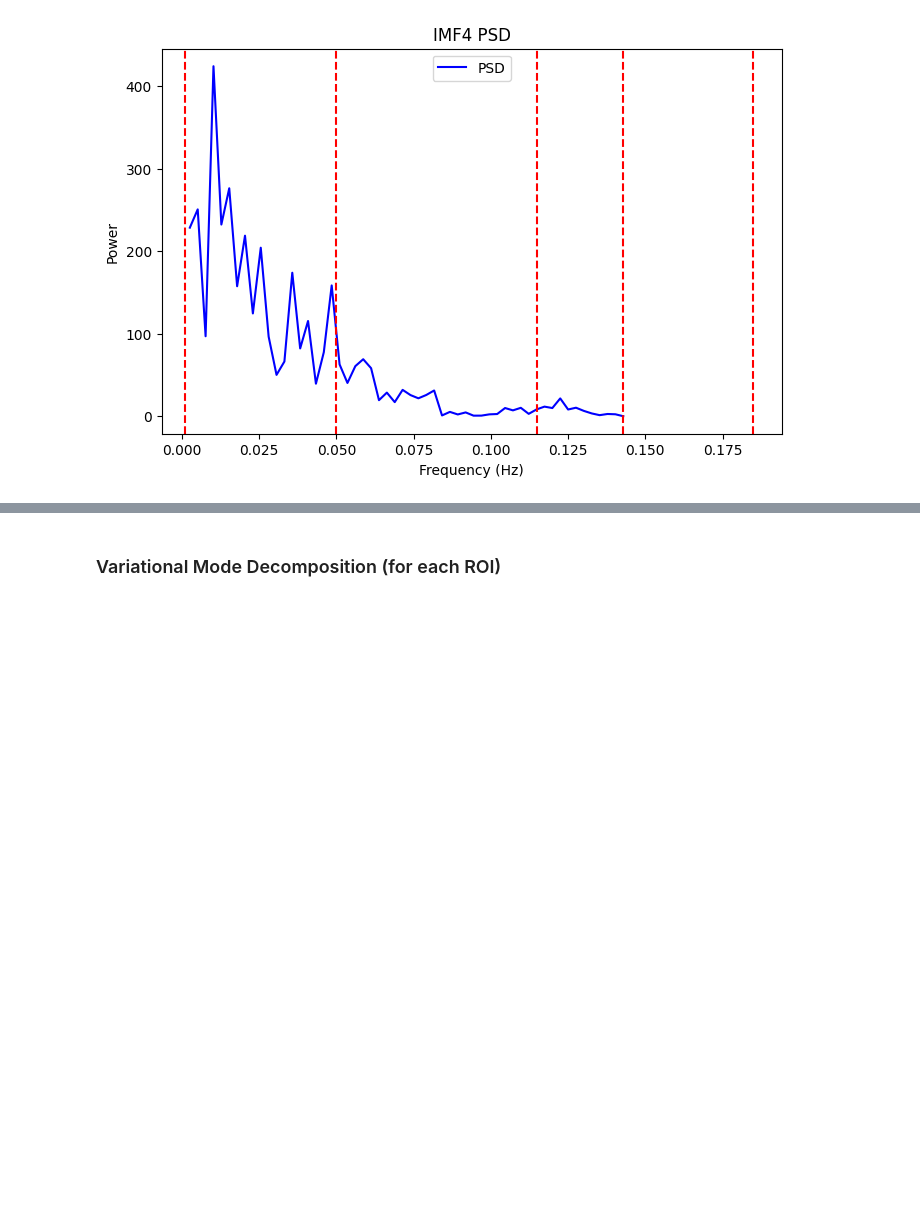
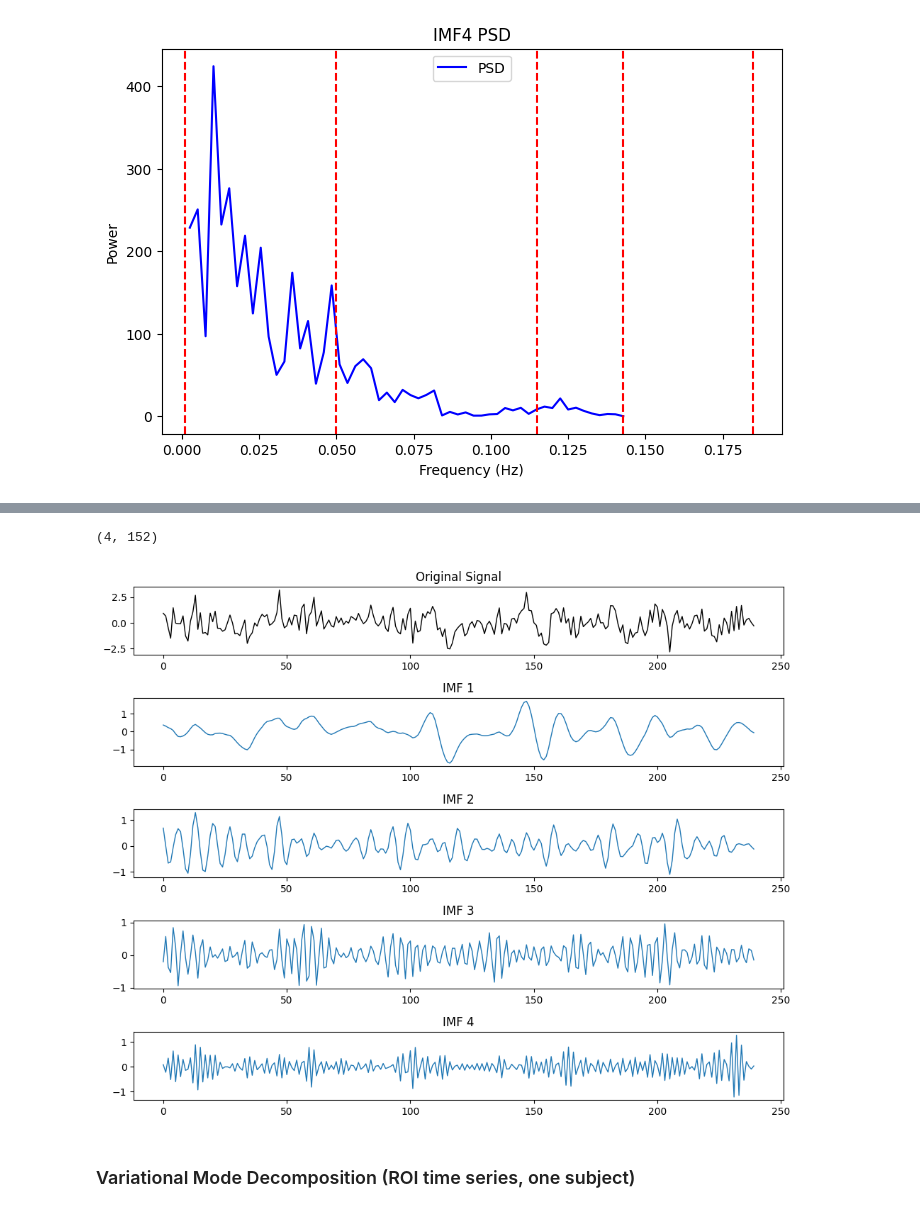
Before and after one commit to youngchan-ryu/ENIGMA_OCD_MBBN, a Jupyter notebook: ENIGMA-OCD results/QC/Four_channel_band_division.ipynb, the cells around one changed output, grey strips where cells are left out. Cells and saved outputs as stored; diff of their text form; code cells hidden in the pictures; blank space fills up the shorter version.

Commit message:
implemented Variational Mode Decomposition

```diff
--- a/ENIGMA-OCD results/QC/Four_channel_band_division.ipynb
+++ b/ENIGMA-OCD results/QC/Four_channel_band_division.ipynb
@@ -226,2 +946,27 @@ Nyquist frequency: 0.14285714285714285
+# %%
+.shape
+# %% [output]
+(4, 152)
+# %%
+# plot all IMFs
+K, N = u.shape  # Number of IMFs and timepoints
+
+plt.figure(figsize=(10, 8))
+
+# Plot the original signal
+plt.subplot(K + 1, 1, 1)
+plt.plot(f, 'k', linewidth=1)
+plt.title("Original Signal")
+
+# Plot each IMF
+for k in range(K):
+    plt.subplot(K + 1, 1, k + 2)
+    plt.plot(u[k, :], linewidth=1)
+    plt.title(f"IMF {k + 1}")
+
+plt.tight_layout()
+plt.show()
+# %% [output]
+[figure, added]
 # %% [markdown]
-### Variational Mode Decomposition (for each ROI)
+### Variational Mode Decomposition (ROI time series, one subject)
```
Also changed, not shown: parts of 28 cells of this notebook, 43 other files.
